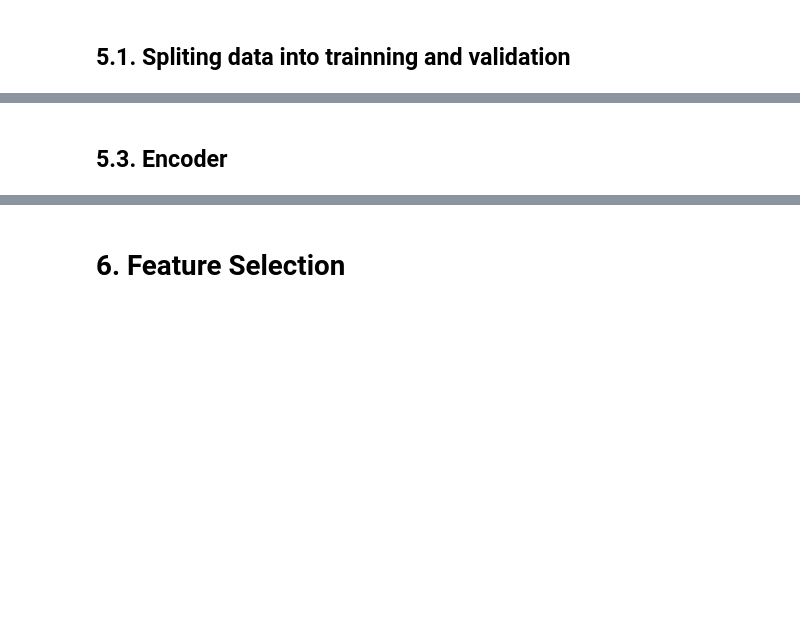
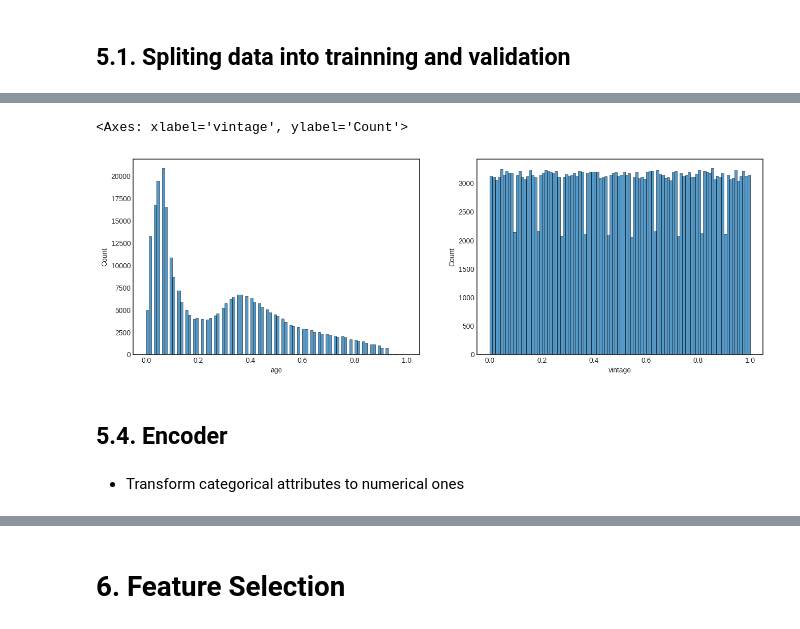
Before and after one commit to ezequielpf/health_insurance_cross_sell, a Jupyter notebook: notebooks/1.0.epf_health_insurance_cross_sell.ipynb, the cells around one changed output, grey strips where cells are left out. Drawn from its saved outputs; the diff is of its cells as text; code cells hidden in the pictures; blank space fills up the shorter version.

```diff
--- a/notebooks/1.0.epf_health_insurance_cross_sell.ipynb
+++ b/notebooks/1.0.epf_health_insurance_cross_sell.ipynb
@@ -617,11 +643,20 @@ df1_train['age'] = mms_age.fit_transform(df1_train[['age']])
 # vintage
 mms_vintage = MinMaxScaler()
 df1_train['vintage'] = mms_vintage.fit_transform(df1_train[['vintage']])
+# %%
+fig, ax = plt.subplots(1,2, figsize=(16,5))
+sns.histplot(data=df1_train, x=df1_train['age'], bins=100, ax=ax[0])
+sns.histplot(data=df1_train, x=df1_train['vintage'], bins=100, ax=ax[1])
+# %% [output]
+<Axes: xlabel='vintage', ylabel='Count'>
+[figure, added]
 # %%
 pickle.dump(mms_age, open('../models/age_feature.pkl', 'wb'))
 pickle.dump(mms_vintage, open('../models/vintage_feature.pkl', 'wb'))
 # %% [markdown]
-## 5.3. Encoder
+## 5.4. Encoder
+# %% [markdown]
+- Transform categorical attributes to numerical ones
 # %%
 # gender - target encoder
 tar_enc_gender = TargetEncoder()
```
Also changed, not shown: parts of 12 cells of this notebook, 3 other files.
